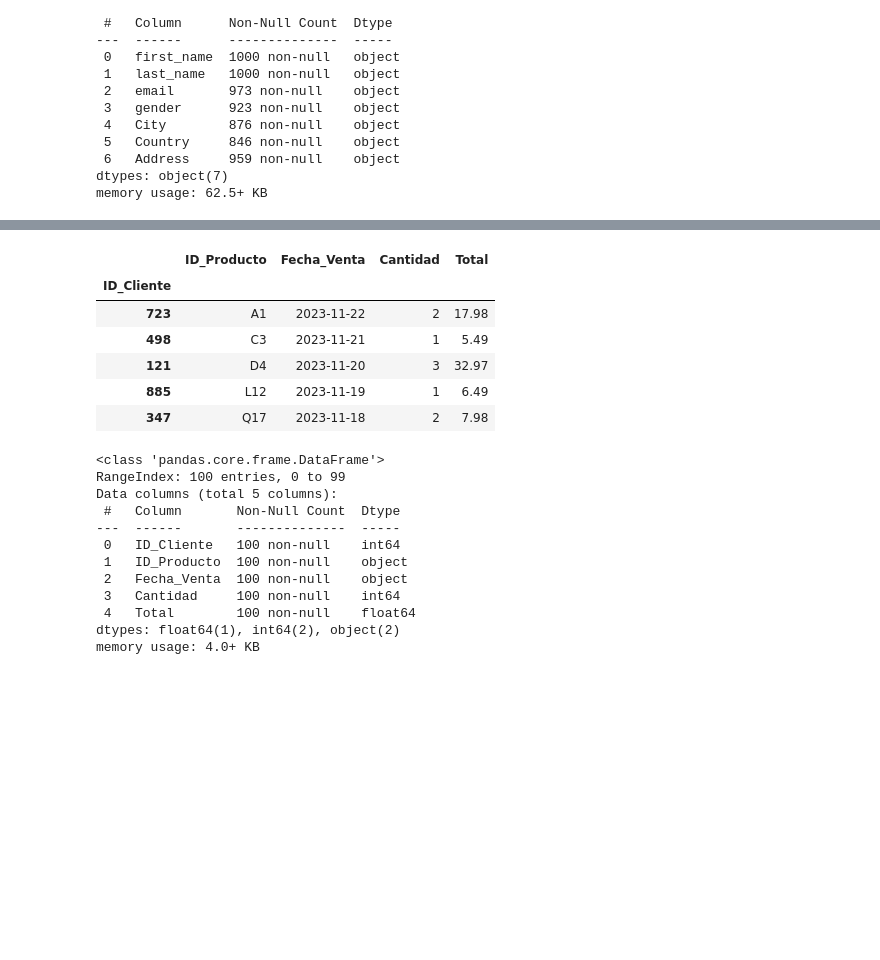
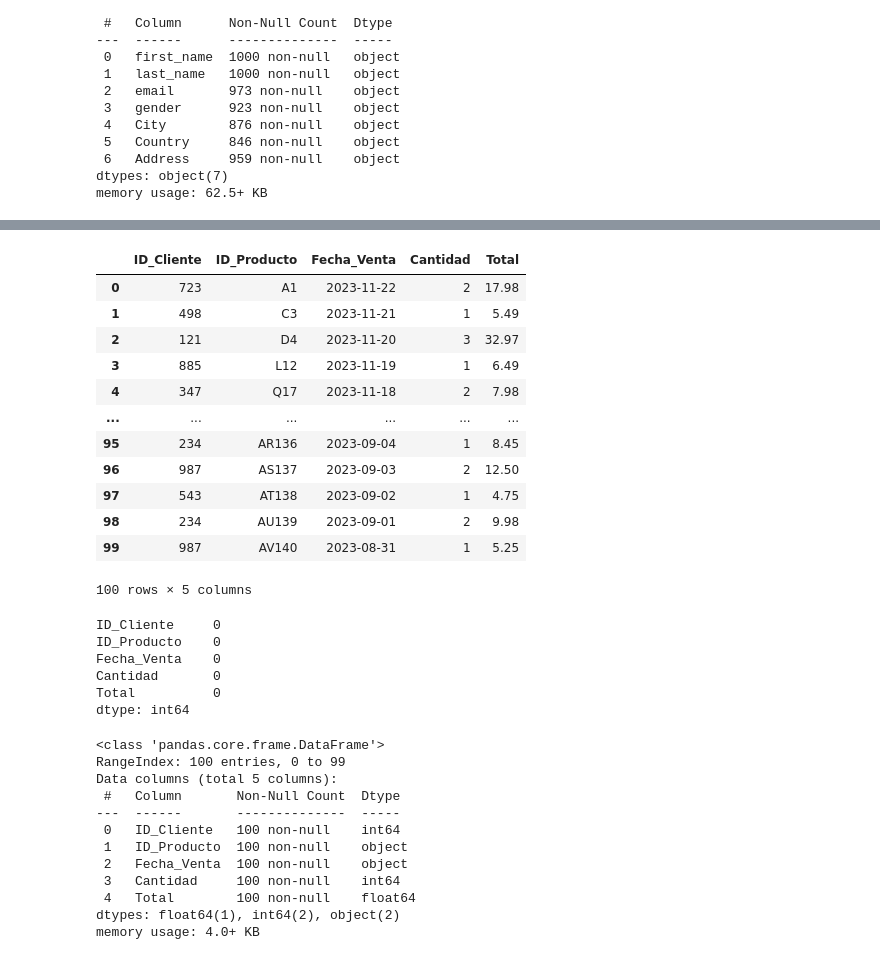
Before and after one commit to Aniitaa7/pairprogramming-mod-3-ANA_YOLANDA, a Jupyter notebook: 5-ETL-I-pairprogramming-mod-3-ANA_YOLANDA.ipynb, the cells around one changed output, grey strips where cells are left out. Saved outputs shown, nothing was run; the diff lists cells and outputs as text; code cells hidden in the pictures; blank space fills up the shorter version.

```diff
--- a/5-ETL-I-pairprogramming-mod-3-ANA_YOLANDA.ipynb
+++ b/5-ETL-I-pairprogramming-mod-3-ANA_YOLANDA.ipynb
@@ -60,4 +45,4 @@ df_productos = pd.read_csv('productos.csv', index_col=0, delimiter=';')
 # %%
-df_ventas = pd.read_csv('5.1-ventas.csv', index_col=0)
-df_clientes = pd.read_csv('5.3-clientes.csv', index_col=0)
+df_ventas = pd.read_csv('5.1-ventas.csv')
+df_clientes = pd.read_csv('5.3-clientes.csv')
 # %%
@@ -90,10 +124,16 @@ memory usage: 62.5+ KB
 # %%
-df_ventas.head()
+df_ventas
 # %% [output]
-|  | ID_Producto | Fecha_Venta | Cantidad | Total |
-| ID_Cliente |  |  |  |  |
-| 723 | A1 | 2023-11-22 | 2 | 17.98 |
-| 498 | C3 | 2023-11-21 | 1 | 5.49 |
-| 121 | D4 | 2023-11-20 | 3 | 32.97 |
-| 885 | L12 | 2023-11-19 | 1 | 6.49 |
-| 347 | Q17 | 2023-11-18 | 2 | 7.98 |
+|  | ID_Cliente | ID_Producto | Fecha_Venta | Cantidad | Total |
+| 0 | 723 | A1 | 2023-11-22 | 2 | 17.98 |
+| 1 | 498 | C3 | 2023-11-21 | 1 | 5.49 |
+| 2 | 121 | D4 | 2023-11-20 | 3 | 32.97 |
+| 3 | 885 | L12 | 2023-11-19 | 1 | 6.49 |
+| 4 | 347 | Q17 | 2023-11-18 | 2 | 7.98 |
+| ... | ... | ... | ... | ... | ... |
+| 95 | 234 | AR136 | 2023-09-04 | 1 | 8.45 |
+| 96 | 987 | AS137 | 2023-09-03 | 2 | 12.50 |
+| 97 | 543 | AT138 | 2023-09-02 | 1 | 4.75 |
+| 98 | 234 | AU139 | 2023-09-01 | 2 | 9.98 |
+| 99 | 987 | AV140 | 2023-08-31 | 1 | 5.25 |
+100 rows × 5 columns
@@ -102,3 +140,12 @@ df_ventas = df_ventas.reset_index()
+# %%
+df_ventas.isnull().sum()
+# %% [output]
+ID_Cliente     0
+ID_Producto    0
+Fecha_Venta    0
+Cantidad       0
+Total          0
+dtype: int64
 # %%
 df_ventas.info()
 # %% [output]
```
Also changed, not shown: parts of 21 cells of this notebook.
